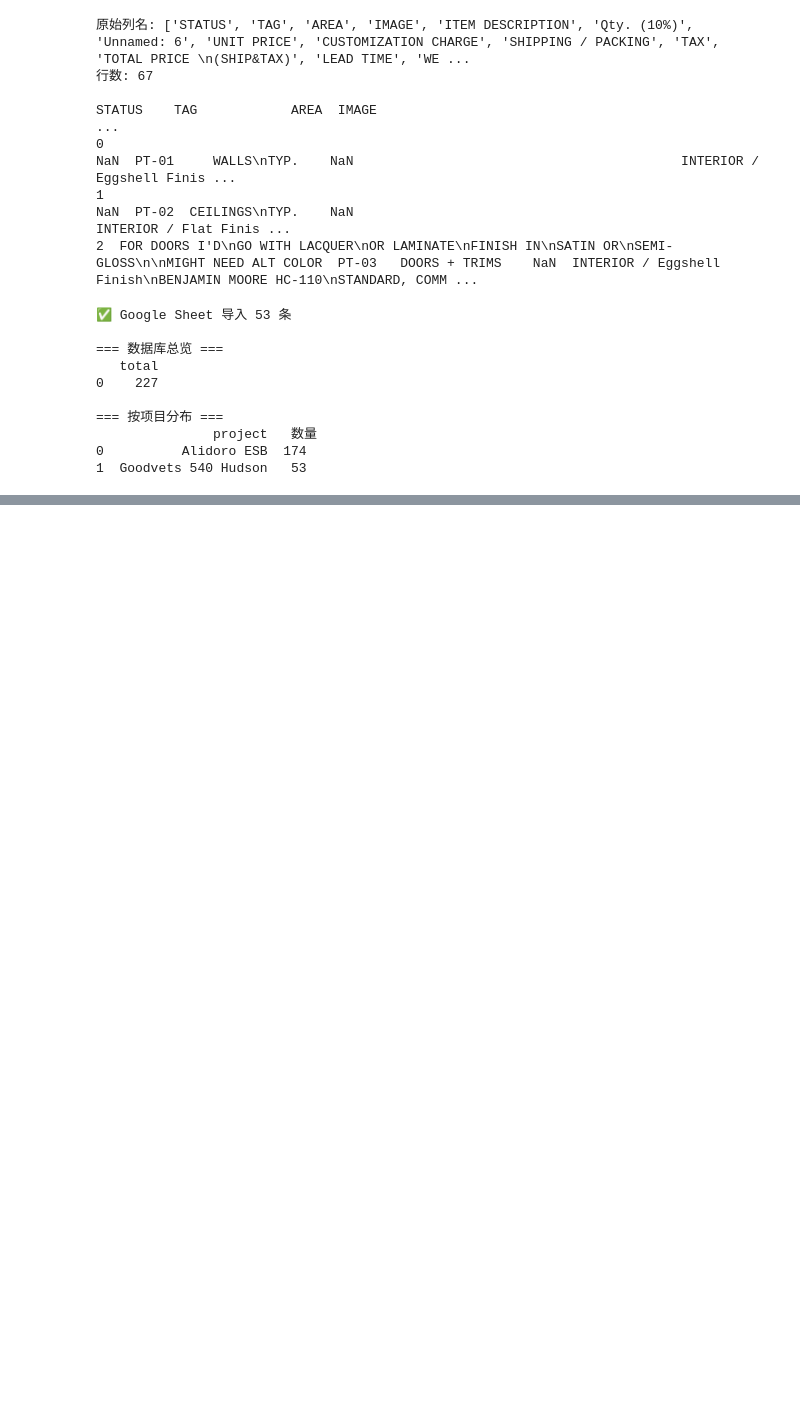
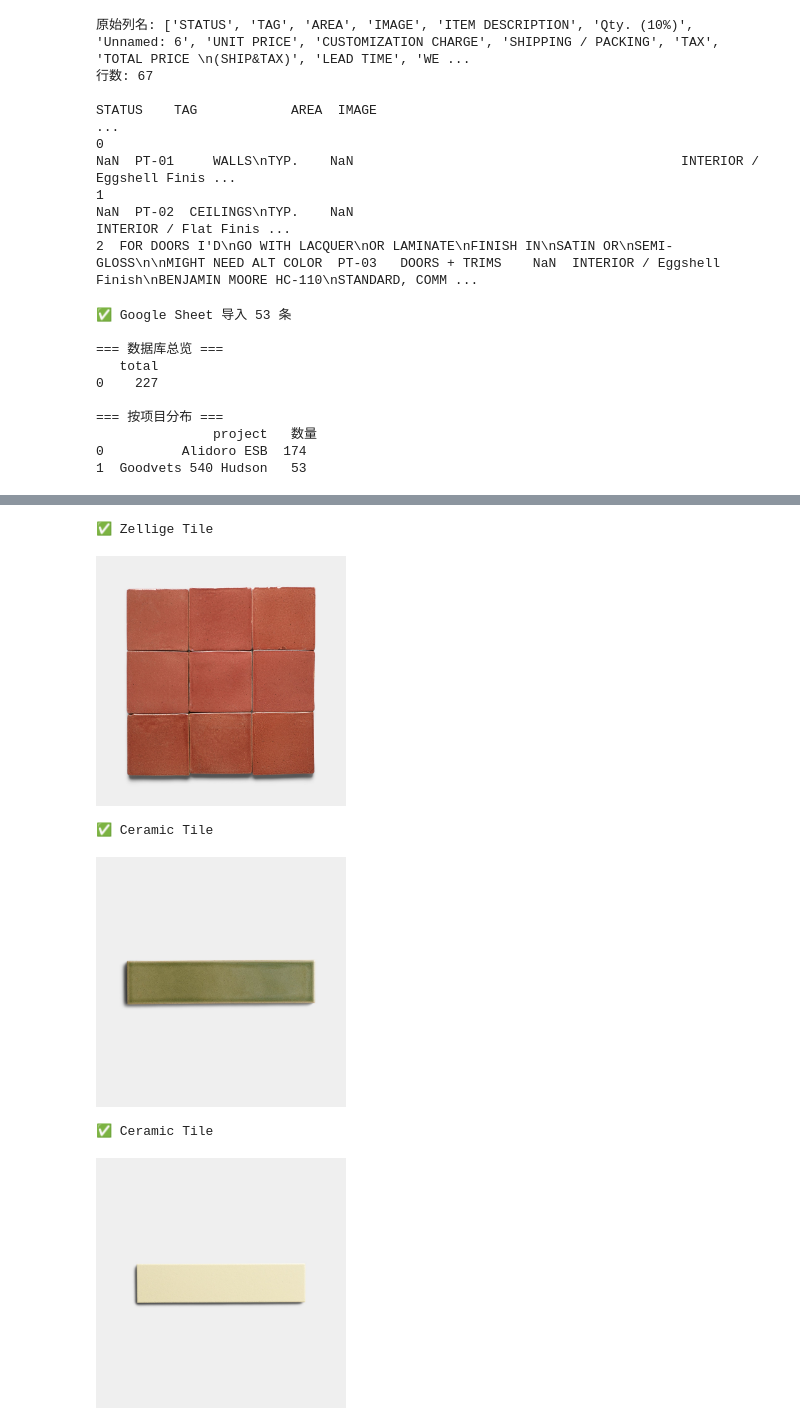
Before and after one commit to Jeeshau/material-intelligence-engine, a Jupyter notebook: material_engine.ipynb, the cells around one changed output, grey strips where cells are left out. Drawn from its saved outputs; the diff is of its cells as text; code cells hidden in the pictures; blank space fills up the shorter version.

Commit message:
Add image scraping pipeline - 37/80 auto fetched

```diff
--- a/material_engine.ipynb
+++ b/material_engine.ipynb
@@ -302,0 +326,15 @@ print(by_project.to_string())
+# %%
+import sqlite3
+import pandas as pd
+
+conn = sqlite3.connect('materials.db')
+df = pd.read_sql_query("SELECT name, category, link, project FROM materials", conn)
+conn.close()
+
+total = len(df)
+has_link = df['link'].notna().sum()
+print(f"总记录: {total}")
+print(f"有链接: {has_link} ({has_link/total*100:.1f}%)")
+print(f"无链接: {total - has_link}")
+print(f"\n有链接的来源域名:")
+print(df['link'].dropna().str.extract(r'https?://([^/]+)')[0].value_counts().head(10))
@@ -302,0 +359,55 @@ print(by_project.to_string())
+# %%
+# Shopify 有内置 JSON API，直接返回产品数据包括图片
+# URL 格式：https://ziatile.com/products/[product-handle].json
+
+import requests
+from IPython.display import Image, display
+import os
+
+os.makedirs('/content/images', exist_ok=True)
+
+def get_shopify_image(product_url, material_name):
+    try:
+        # 从 URL 提取 product handle
+        # https://ziatile.com/products/lupe-4x4 → lupe-4x4
+        handle = product_url.rstrip('/').split('/products/')[-1].split('?')[0]
+        domain = product_url.split('/products/')[0]
+
+        # 调 Shopify JSON API
+        api_url = f"{domain}/products/{handle}.json"
+        r = requests.get(api_url, timeout=10)
+        data = r.json()
+
+        # 拿第一张图片
+        images = data['product']['images']
+        if images:
+            img_url = images[0]['src'].split('?')[0]
+            img_data = requests.get(img_url).content
+            safe_name = material_name[:30].replace(' ','_').replace('/','_')
+            filename = f"/content/images/{safe_name}.jpg"
+            with open(filename, 'wb') as f:
+                f.write(img_data)
+            return filename, img_url
+        return None, None
+
+    except Exception as e:
+        print(f"❌ {material_name}: {e}")
+        return None, None
+
+# 测试 Zia Tile
+test_links = df[df['link'].str.contains('ziatile', na=False)][['name','link']].head(3)
+
+for _, row in test_links.iterrows():
+    path, url = get_shopify_image(row['link'], row['name'])
+    if path:
+        print(f"✅ {row['name']}")
+        display(Image(path, width=250))
+    else:
+        print(f"❌ {row['name']}")
+# %% [output]
+✅ Zellige Tile
+[figure, added]
+✅ Ceramic Tile
+[figure, added]
+✅ Ceramic Tile
+[figure, added]
```
Also changed, not shown: parts of 5 cells of this notebook.
